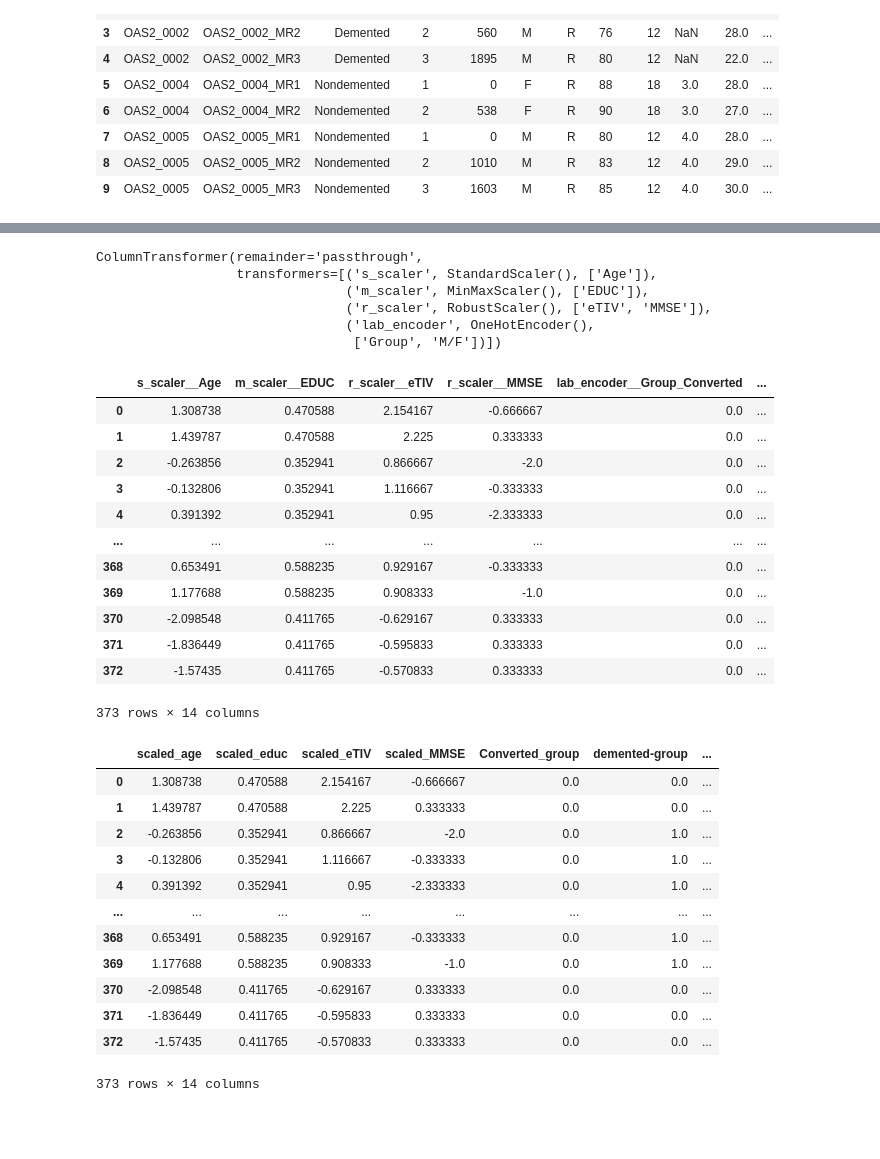
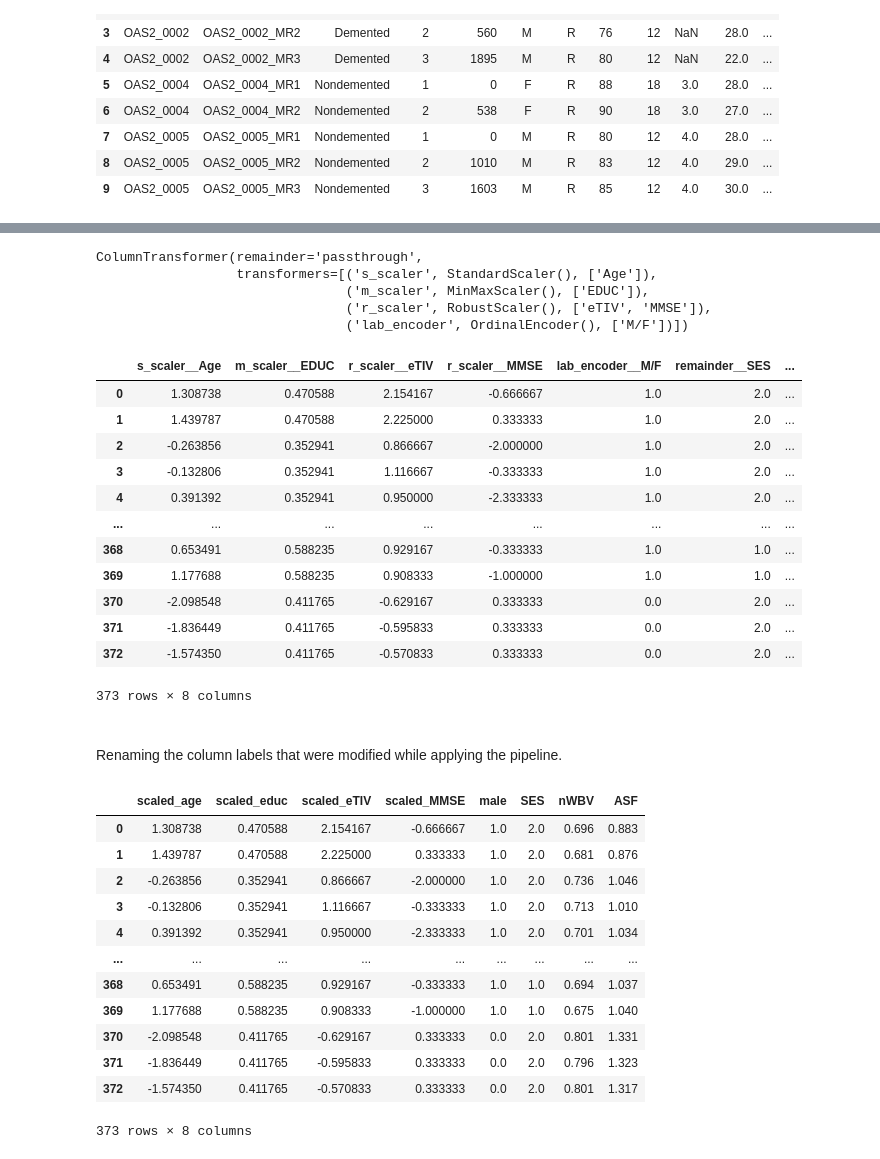
Before and after one commit to mkvph0ch/memobrain, a Jupyter notebook: notebooks/OAS2_prep.ipynb, the cells around one changed output, grey strips where cells are left out. Saved outputs shown, nothing was run; the diff lists cells and outputs as text; code cells hidden in the pictures; blank space fills up the shorter version.

```diff
--- a/notebooks/OAS2_prep.ipynb
+++ b/notebooks/OAS2_prep.ipynb
@@ -34,6 +49,7 @@ dtype: int64
 # %%
 def clean_data(data):
-    data=data.drop(columns=['MR Delay', 'Hand', 'Subject ID'])
+    data=data.drop(columns=['MR Delay', 'Subject ID', 'MRI ID', 'Group', 'Visit', 'Hand'])
     data['SES'].fillna(value=int(data.SES.median()), inplace=True)
     data['MMSE'].fillna(value=int(data.MMSE.median()), inplace=True)
+    data["CDR"]=data["CDR"].apply(lambda x: 1 if x>0 else 0)
     return data
@@ -70,5 +97,6 @@ ASF: Atlas scaling factor
 # %%
-from sklearn.preprocessing import LabelEncoder
+from sklearn.preprocessing import OneHotEncoder
+from sklearn.preprocessing import OrdinalEncoder
 from sklearn.compose import ColumnTransformer
 from sklearn.impute import SimpleImputer
 from sklearn.preprocessing import StandardScaler
@@ -83,7 +111,7 @@ preproc = ColumnTransformer([
     ('s_scaler', StandardScaler(), ['Age']),
     ('m_scaler', MinMaxScaler(), ['EDUC']),
     ('r_scaler', RobustScaler(), ['eTIV', 'MMSE']),
-    ('lab_encoder', OneHotEncoder(), ['Group', 'M/F'])],
+    ('lab_encoder', OrdinalEncoder(), ['M/F'])],
     remainder='passthrough')
 
 preproc
@@ -92,51 +120,51 @@ ColumnTransformer(remainder='passthrough',
                   transformers=[('s_scaler', StandardScaler(), ['Age']),
                                 ('m_scaler', MinMaxScaler(), ['EDUC']),
                                 ('r_scaler', RobustScaler(), ['eTIV', 'MMSE']),
-                                ('lab_encoder', OneHotEncoder(),
-                                 ['Group', 'M/F'])])
+                                ('lab_encoder', OrdinalEncoder(), ['M/F'])])
 # %%
+OrdinalEncoder.get_feature_names_out = (lambda self, names=None: self.feature_names_in_)
 oasis2_scaled=pd.DataFrame(preproc.fit_transform(X,y), columns = preproc.get_feature_names_out())
 oasis2_scaled
 # %% [output]
-|  | s_scaler__Age | m_scaler__EDUC | r_scaler__eTIV | r_scaler__MMSE | lab_encoder__Group_Converted | ... |
-| 0 | 1.308738 | 0.470588 | 2.154167 | -0.666667 | 0.0 | ... |
-| 1 | 1.439787 | 0.470588 | 2.225 | 0.333333 | 0.0 | ... |
-| 2 | -0.263856 | 0.352941 | 0.866667 | -2.0 | 0.0 | ... |
-| 3 | -0.132806 | 0.352941 | 1.116667 | -0.333333 | 0.0 | ... |
-| 4 | 0.391392 | 0.352941 | 0.95 | -2.333333 | 0.0 | ... |
-| ... | ... | ... | ... | ... | ... | ... |
-| 368 | 0.653491 | 0.588235 | 0.929167 | -0.333333 | 0.0 | ... |
-| 369 | 1.177688 | 0.588235 | 0.908333 | -1.0 | 0.0 | ... |
-| 370 | -2.098548 | 0.411765 | -0.629167 | 0.333333 | 0.0 | ... |
-| 371 | -1.836449 | 0.411765 | -0.595833 | 0.333333 | 0.0 | ... |
-| 372 | -1.57435 | 0.411765 | -0.570833 | 0.333333 | 0.0 | ... |
+|  | s_scaler__Age | m_scaler__EDUC | r_scaler__eTIV | r_scaler__MMSE | lab_encoder__M/F | remainder__SES | ... |
+| 0 | 1.308738 | 0.470588 | 2.154167 | -0.666667 | 1.0 | 2.0 | ... |
+| 1 | 1.439787 | 0.470588 | 2.225000 | 0.333333 | 1.0 | 2.0 | ... |
+| 2 | -0.263856 | 0.352941 | 0.866667 | -2.000000 | 1.0 | 2.0 | ... |
+| 3 | -0.132806 | 0.352941 | 1.116667 | -0.333333 | 1.0 | 2.0 | ... |
+| 4 | 0.391392 | 0.352941 | 0.950000 | -2.333333 | 1.0 | 2.0 | ... |
+| ... | ... | ... | ... | ... | ... | ... | ... |
+| 368 | 0.653491 | 0.588235 | 0.929167 | -0.333333 | 1.0 | 1.0 | ... |
+| 369 | 1.177688 | 0.588235 | 0.908333 | -1.000000 | 1.0 | 1.0 | ... |
+| 370 | -2.098548 | 0.411765 | -0.629167 | 0.333333 | 0.0 | 2.0 | ... |
+| 371 | -1.836449 | 0.411765 | -0.595833 | 0.333333 | 0.0 | 2.0 | ... |
+| 372 | -1.574350 | 0.411765 | -0.570833 | 0.333333 | 0.0 | 2.0 | ... |
-373 rows × 14 columns
+373 rows × 8 columns
+# %% [markdown]
+\
+Renaming the column labels that were modified while applying the pipeline.
 # %%
-oasis2_scaled.rename(columns={"s_scaler__Age": "scaled_age",
+oasis2_scaled = oasis2_scaled.rename(columns={"s_scaler__Age": "scaled_age",
                               "m_scaler__EDUC": "scaled_educ",
                               "r_scaler__eTIV": "scaled_eTIV",
                               "r_scaler__MMSE": "scaled_MMSE",
-                              "lab_encoder__Group_Converted": "Converted_group",
-                              "lab_encoder__Group_Demented": "demented-group",
-                              "lab_encoder__Group_Nondemented": "non_demented_group",
-                              "lab_encoder__M/F_F": "female",
-                              "lab_encoder__M/F_M": "male",
-                              "remainder__MRI ID": "MRI_id",
-                              "remainder__Visit": "visit",
+                              "lab_encoder__M/F": "male",
+                              #"lab_encoder__M/F_M": "male",
                               "remainder__SES": "SES",
                               "remainder__nWBV": "nWBV",
                               "remainder__ASF": "ASF"})
+
+oasis2_scaled
 # %% [output]
-|  | scaled_age | scaled_educ | scaled_eTIV | scaled_MMSE | Converted_group | demented-group | ... |
-| 0 | 1.308738 | 0.470588 | 2.154167 | -0.666667 | 0.0 | 0.0 | ... |
-| 1 | 1.439787 | 0.470588 | 2.225 | 0.333333 | 0.0 | 0.0 | ... |
-| 2 | -0.263856 | 0.352941 | 0.866667 | -2.0 | 0.0 | 1.0 | ... |
-| 3 | -0.132806 | 0.352941 | 1.116667 | -0.333333 | 0.0 | 1.0 | ... |
-| 4 | 0.391392 | 0.352941 | 0.95 | -2.333333 | 0.0 | 1.0 | ... |
-| ... | ... | ... | ... | ... | ... | ... | ... |
-| 368 | 0.653491 | 0.588235 | 0.929167 | -0.333333 | 0.0 | 1.0 | ... |
-| 369 | 1.177688 | 0.588235 | 0.908333 | -1.0 | 0.0 | 1.0 | ... |
-| 370 | -2.098548 | 0.411765 | -0.629167 | 0.333333 | 0.0 | 0.0 | ... |
-| 371 | -1.836449 | 0.411765 | -0.595833 | 0.333333 | 0.0 | 0.0 | ... |
-| 372 | -1.57435 | 0.411765 | -0.570833 | 0.333333 | 0.0 | 0.0 | ... |
+|  | scaled_age | scaled_educ | scaled_eTIV | scaled_MMSE | male | SES | nWBV | ASF |
+| 0 | 1.308738 | 0.470588 | 2.154167 | -0.666667 | 1.0 | 2.0 | 0.696 | 0.883 |
+| 1 | 1.439787 | 0.470588 | 2.225000 | 0.333333 | 1.0 | 2.0 | 0.681 | 0.876 |
+| 2 | -0.263856 | 0.352941 | 0.866667 | -2.000000 | 1.0 | 2.0 | 0.736 | 1.046 |
+| 3 | -0.132806 | 0.352941 | 1.116667 | -0.333333 | 1.0 | 2.0 | 0.713 | 1.010 |
+| 4 | 0.391392 | 0.352941 | 0.950000 | -2.333333 | 1.0 | 2.0 | 0.701 | 1.034 |
+| ... | ... | ... | ... | ... | ... | ... | ... | ... |
+| 368 | 0.653491 | 0.588235 | 0.929167 | -0.333333 | 1.0 | 1.0 | 0.694 | 1.037 |
+| 369 | 1.177688 | 0.588235 | 0.908333 | -1.000000 | 1.0 | 1.0 | 0.675 | 1.040 |
+| 370 | -2.098548 | 0.411765 | -0.629167 | 0.333333 | 0.0 | 2.0 | 0.801 | 1.331 |
+| 371 | -1.836449 | 0.411765 | -0.595833 | 0.333333 | 0.0 | 2.0 | 0.796 | 1.323 |
+| 372 | -1.574350 | 0.411765 | -0.570833 | 0.333333 | 0.0 | 2.0 | 0.801 | 1.317 |
-373 rows × 14 columns
+373 rows × 8 columns
```
Also changed, not shown: parts of 26 cells of this notebook.
